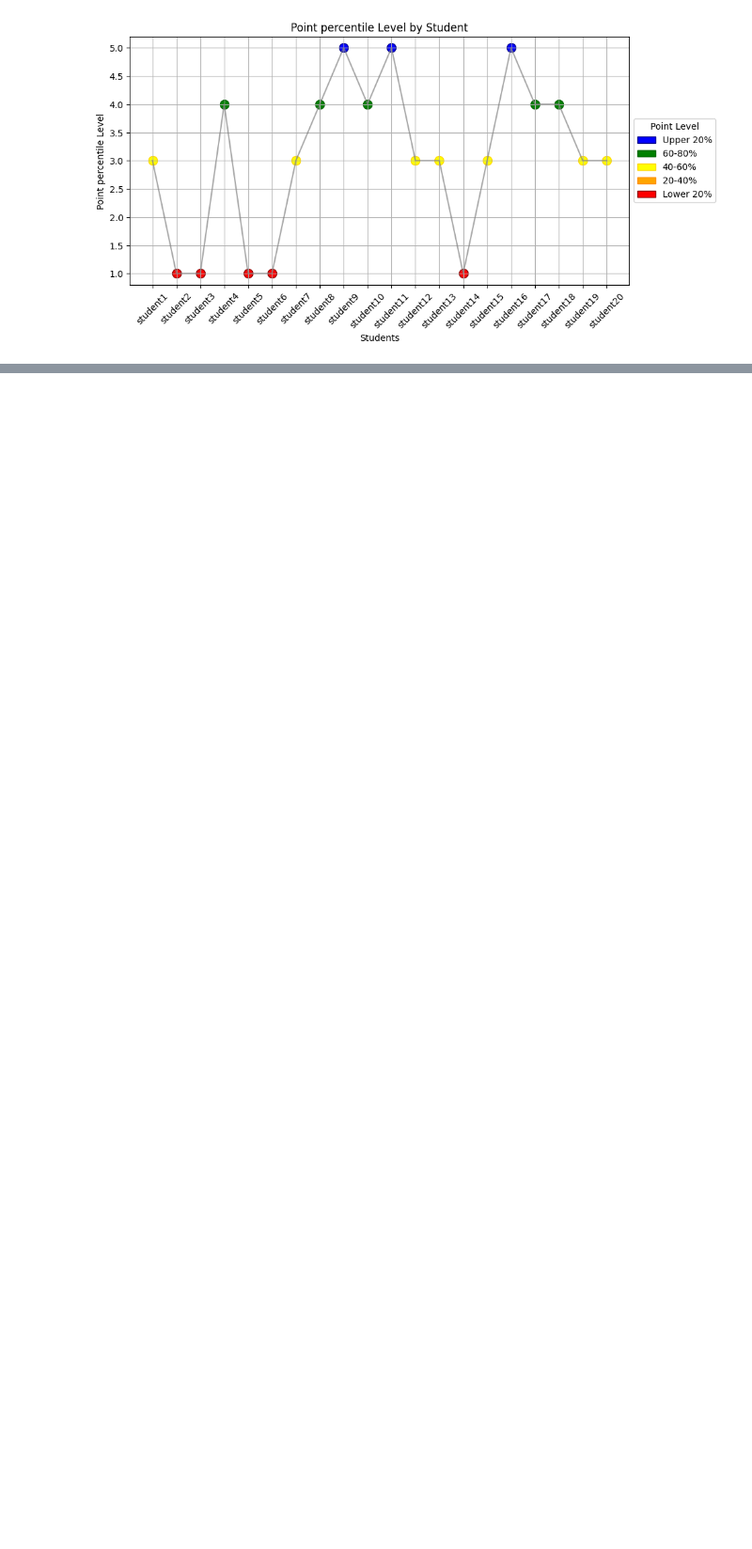
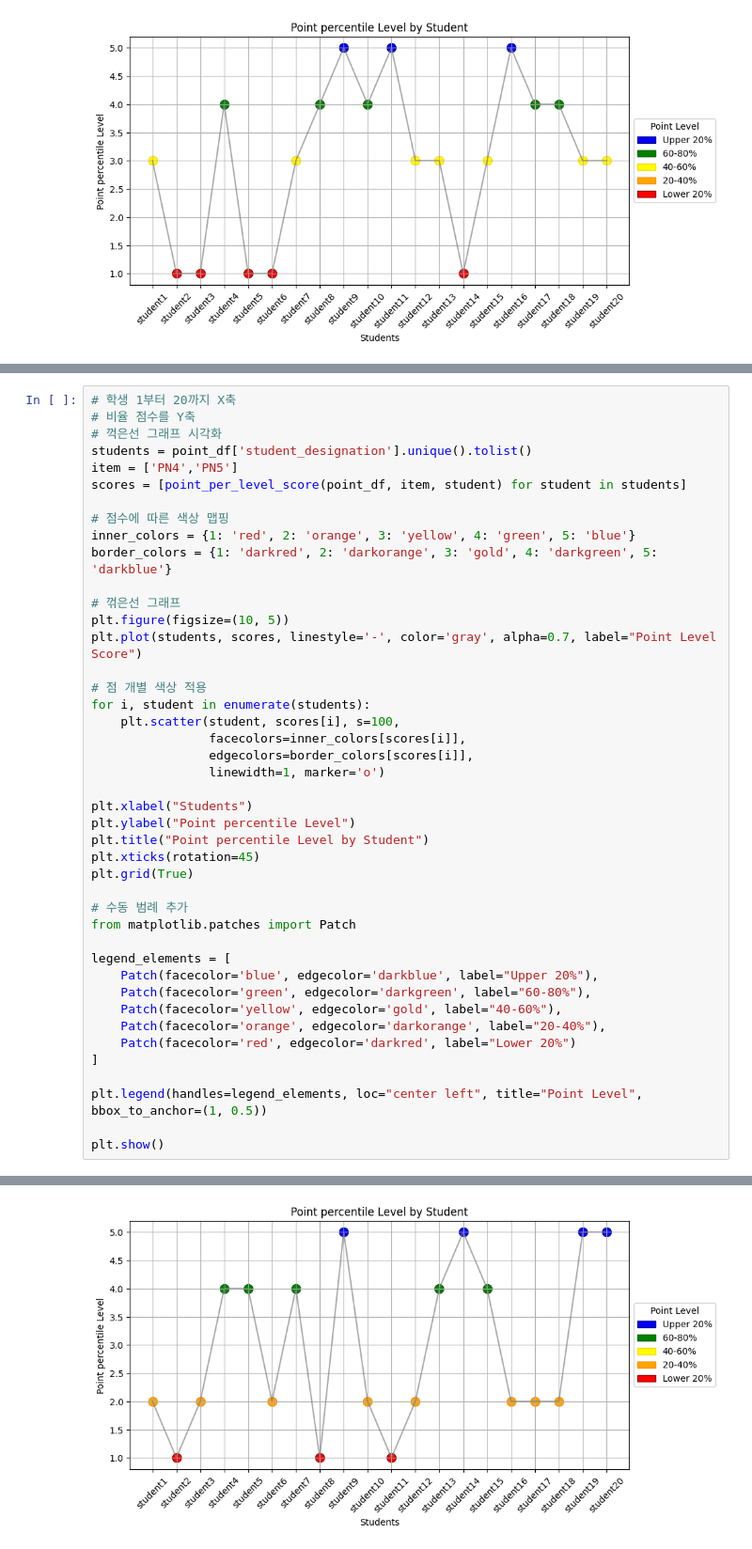
Before and after one commit to Byumin/peer, a Jupyter notebook: standard.ipynb, the cells around one changed output, grey strips where cells are left out. Shown at 94% size. Saved outputs shown, nothing was run; the diff lists cells and outputs as text; blank space fills up the shorter version.

```diff
--- a/standard.ipynb
+++ b/standard.ipynb
@@ -418,0 +509,44 @@ plt.show()
+# %%
+# 학생 1부터 20까지 X축
+# 비율 점수를 Y축
+# 꺽은선 그래프 시각화
+students = point_df['student_designation'].unique().tolist()
+item = ['PN4','PN5']
+scores = [point_per_level_score(point_df, item, student) for student in students]
+
+# 점수에 따른 색상 맵핑
+inner_colors = {1: 'red', 2: 'orange', 3: 'yellow', 4: 'green', 5: 'blue'}
+border_colors = {1: 'darkred', 2: 'darkorange', 3: 'gold', 4: 'darkgreen', 5: 'darkblue'}
+
+# 꺾은선 그래프
+plt.figure(figsize=(10, 5))
+plt.plot(students, scores, linestyle='-', color='gray', alpha=0.7, label="Point Level Score")
+
+# 점 개별 색상 적용
+for i, student in enumerate(students):
+    plt.scatter(student, scores[i], s=100,
+                facecolors=inner_colors[scores[i]],
+                edgecolors=border_colors[scores[i]],
+                linewidth=1, marker='o')
+
+plt.xlabel("Students")
+plt.ylabel("Point percentile Level")
+plt.title("Point percentile Level by Student")
+plt.xticks(rotation=45)
+plt.grid(True)
+
+# 수동 범례 추가
+from matplotlib.patches import Patch
+
+legend_elements = [
+    Patch(facecolor='blue', edgecolor='darkblue', label="Upper 20%"),
+    Patch(facecolor='green', edgecolor='darkgreen', label="60-80%"),
+    Patch(facecolor='yellow', edgecolor='gold', label="40-60%"),
+    Patch(facecolor='orange', edgecolor='darkorange', label="20-40%"),
+    Patch(facecolor='red', edgecolor='darkred', label="Lower 20%")
+]
+
+plt.legend(handles=legend_elements, loc="center left", title="Point Level", bbox_to_anchor=(1, 0.5))
+
+plt.show()
+# %% [output]
@@ -418,0 +570 @@ plt.show()
+[figure, added]
```
Also changed, not shown: parts of 7 cells of this notebook.
